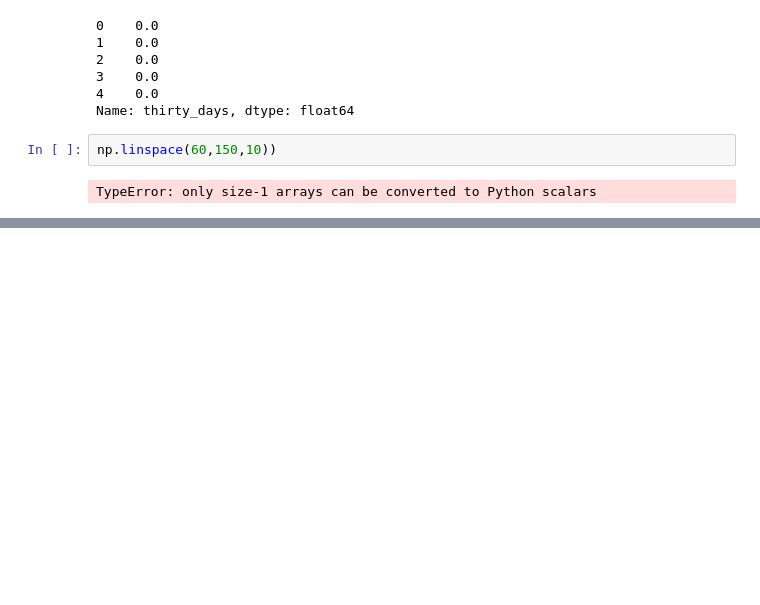
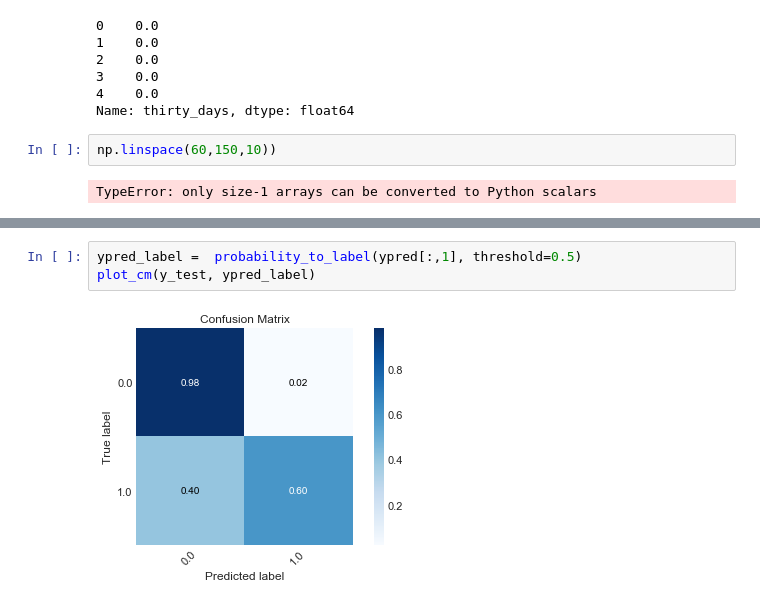
Before and after one commit to NicolasHu11/Short-Long-Term-Mortality-Prediction, a Jupyter notebook: Process Books/Xgboost 30 day Mortality.ipynb, the cells around one changed output, grey strips where cells are left out. Cells and saved outputs as stored; diff of their text form; blank space fills up the shorter version.

```diff
--- a/Process Books/Xgboost 30 day Mortality.ipynb
+++ b/Process Books/Xgboost 30 day Mortality.ipynb
@@ -170,0 +172,5 @@ my_plot_importance(xg, (5,10))
+# %%
+ypred_label =  probability_to_label(ypred[:,1], threshold=0.5)
+plot_cm(y_test, ypred_label)
+# %% [output]
+[figure, added]
```
Also changed, not shown: parts of 6 cells of this notebook.
